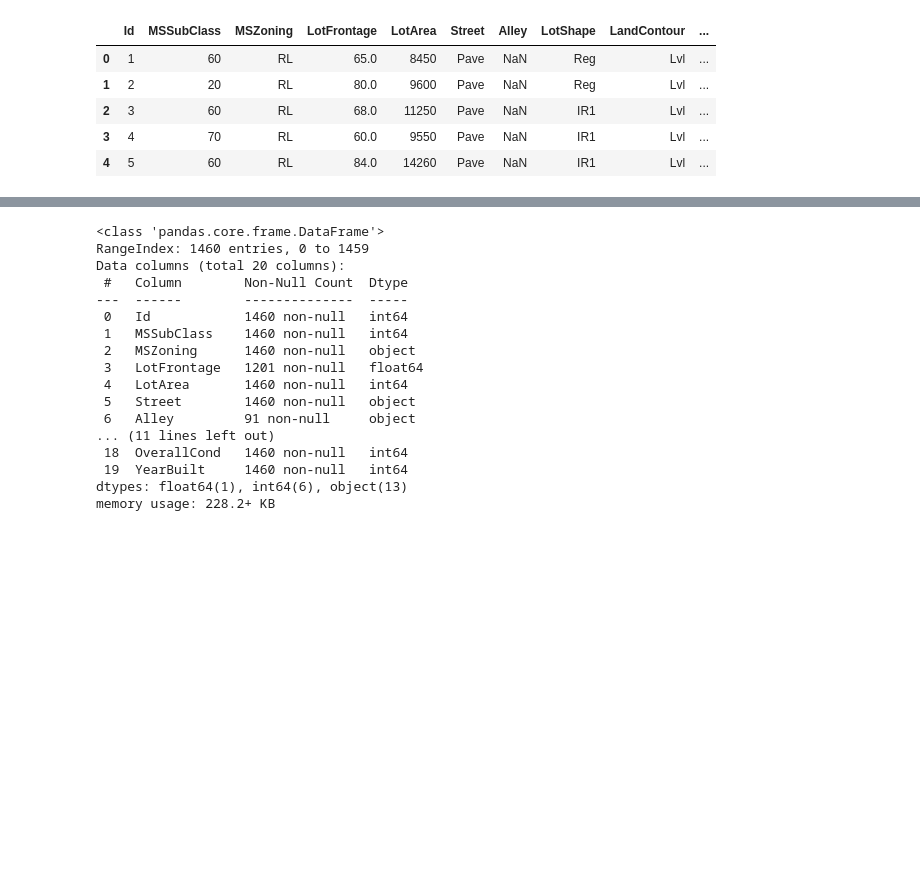
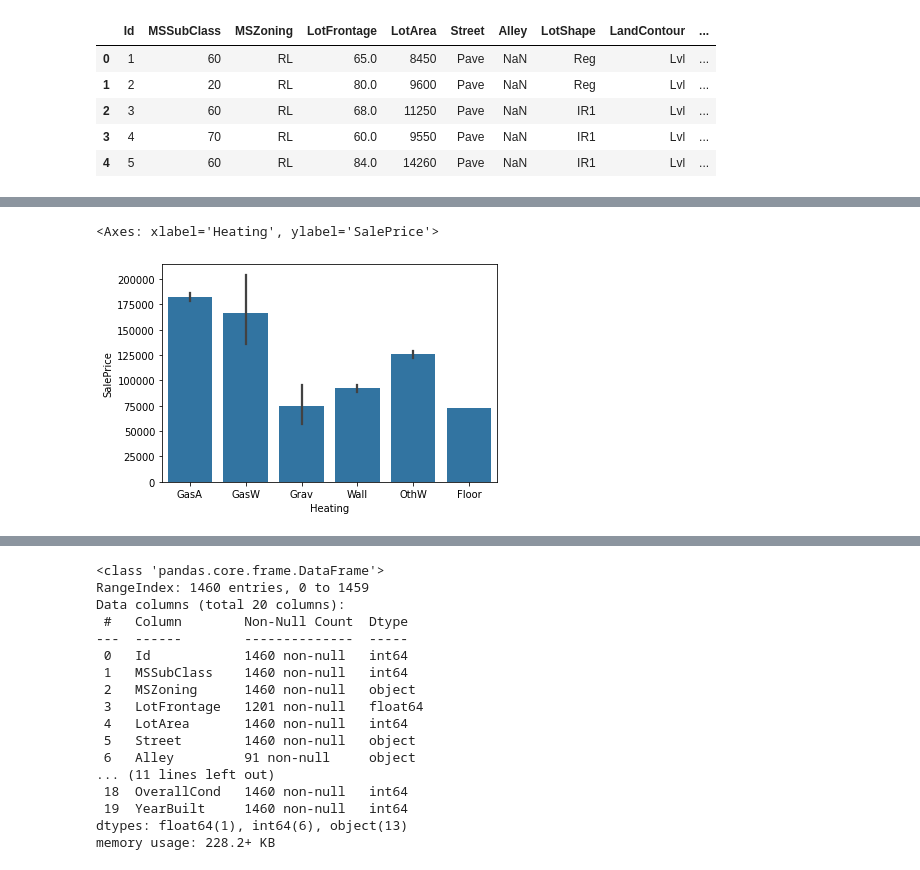
Before and after one commit to alib2014/Data-science, a Jupyter notebook: Statistic test/housPrice.ipynb, the cells around one changed output, grey strips where cells are left out. Cells and saved outputs as stored; diff of their text form; code cells hidden in the pictures; blank space fills up the shorter version.

```diff
--- a/Statistic test/housPrice.ipynb
+++ b/Statistic test/housPrice.ipynb
@@ -22,3 +27,8 @@ data.head()
+# %%
+sns.barplot(data = data, x = 'Heating', y = 'SalePrice')
+# %% [output]
+<Axes: xlabel='Heating', ylabel='SalePrice'>
+[figure, added]
 # %%
 data.describe()
 # %% [output]
```
Also changed, not shown: parts of 2 cells of this notebook, 1 other file.
